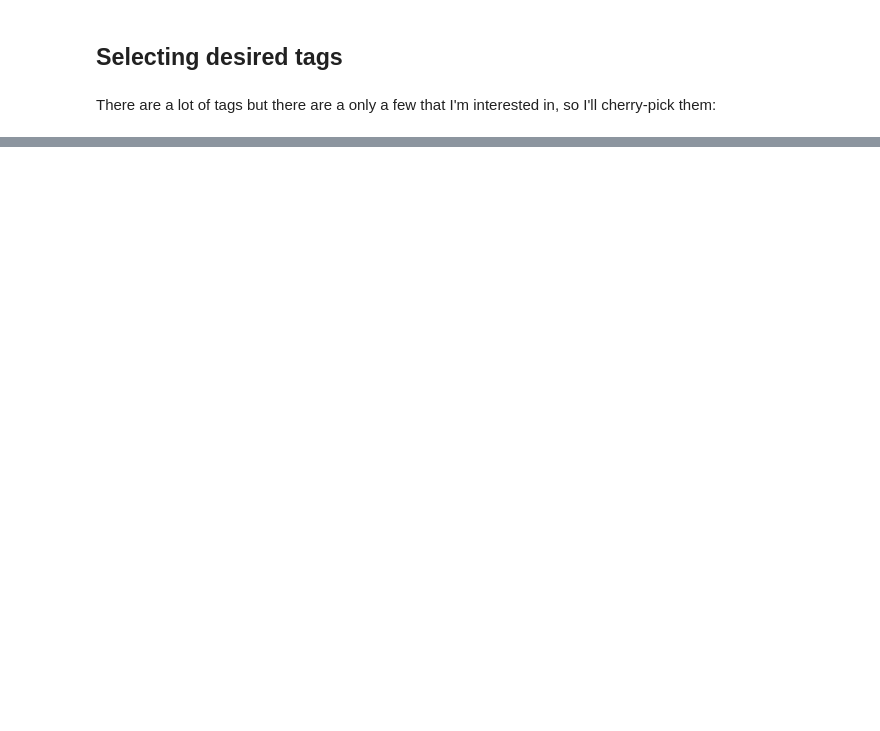
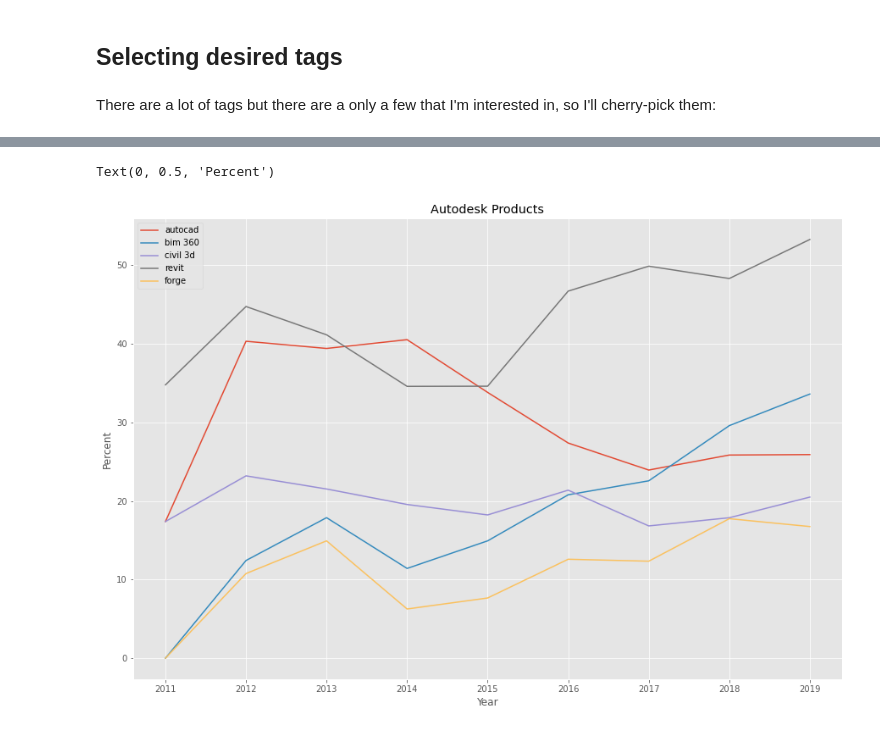
Before and after one commit to EugeniaDickson/autodesk_uni, a Jupyter notebook: data_preprocessing.ipynb, the cells around one changed output, grey strips where cells are left out. Saved outputs shown, nothing was run; the diff lists cells and outputs as text; code cells hidden in the pictures; blank space fills up the shorter version.

```diff
--- a/data_preprocessing.ipynb
+++ b/data_preprocessing.ipynb
@@ -209,0 +230,8 @@ dtype: int64
+# %%
+selection_product = ['autocad', 'bim 360', 'civil 3d', 'revit', 'forge']
+selection_topic_data = ['artificial intelligence', 'big data', 'machine learning']
+selection_topic_other = ['3d printing', 'ar/vr', 'laser scanning', 'robotics']
+selection_programming = ['revit api', 'dynamo studio', 'python', 'c#', 'software development']
+# %%
+df_percent = df.groupby('year').sum() * 100 / df.groupby('year').count()
+df_percent
@@ -209,0 +256,8 @@ dtype: int64
+# %%
+df_percent[selection_product].plot(figsize=(15,10), kind = 'line')
+plt.title('Autodesk Products')
+plt.xlabel('Year')
+plt.ylabel('Percent')
+# %% [output]
+Text(0, 0.5, 'Percent')
+[figure, added]
```
Also changed, not shown: parts of 17 cells of this notebook.
